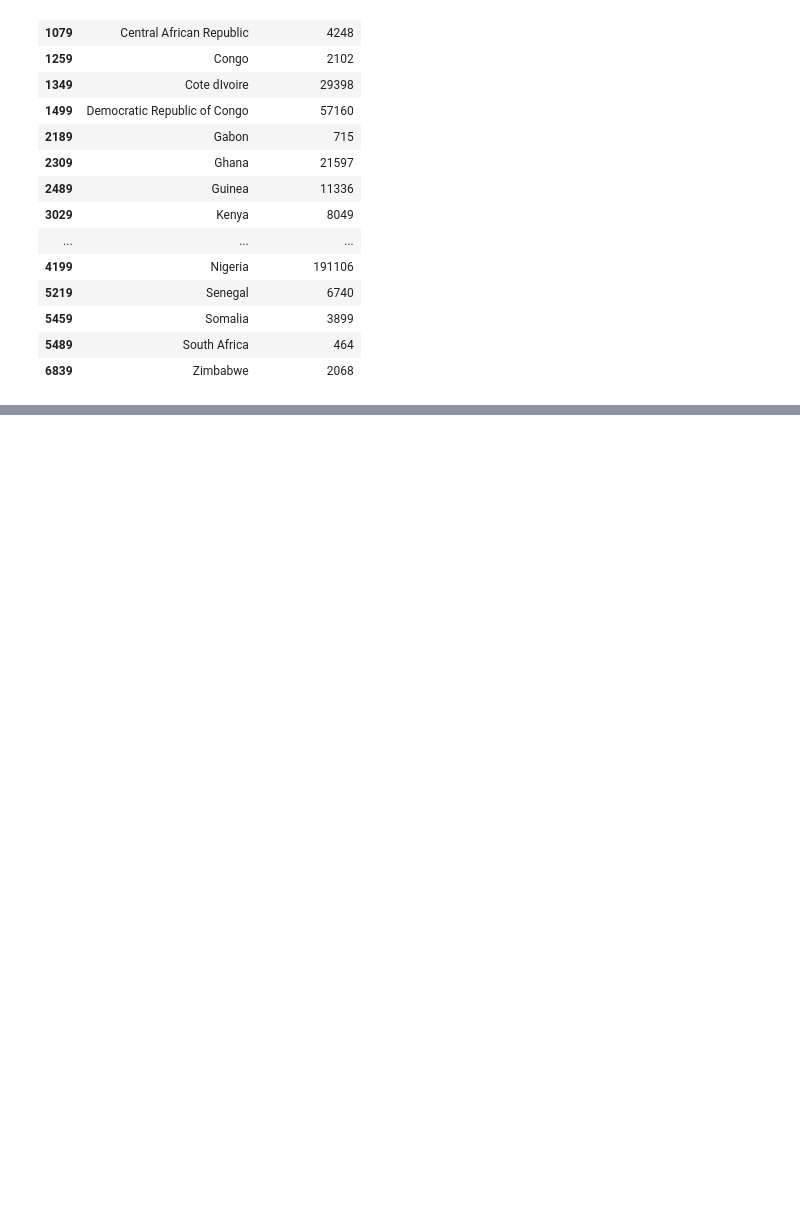
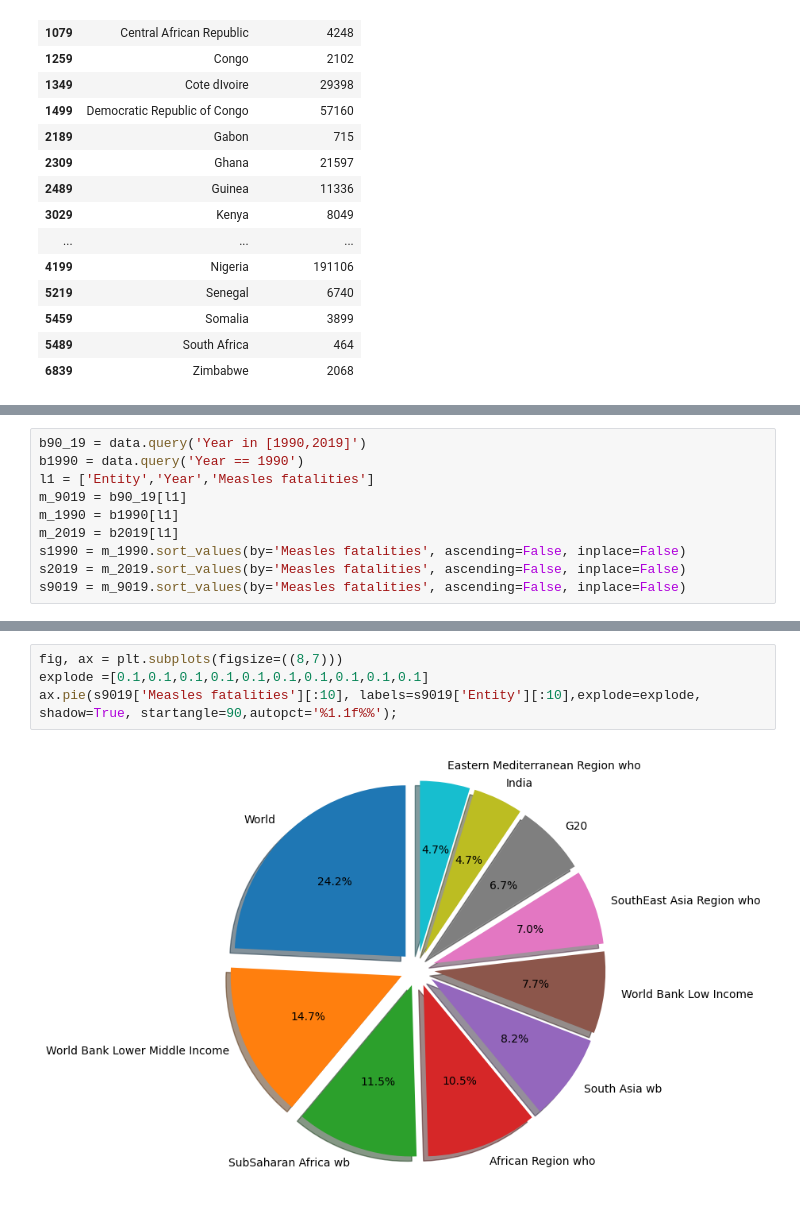
Before and after one commit to alegonzjur/ProyectoTFG, a Jupyter notebook: data/c_bio.ipynb, the cells around one changed output, grey strips where cells are left out. Cells and saved outputs as stored; diff of their text form; blank space fills up the shorter version.

```diff
--- a/data/c_bio.ipynb
+++ b/data/c_bio.ipynb
@@ -90,0 +114,10 @@ af[L]
+# %%
+b90_19 = data.query('Year in [1990,2019]')
+b1990 = data.query('Year == 1990')
+l1 = ['Entity','Year','Measles fatalities']
+m_9019 = b90_19[l1]
+m_1990 = b1990[l1]
+m_2019 = b2019[l1]
+s1990 = m_1990.sort_values(by='Measles fatalities', ascending=False, inplace=False)
+s2019 = m_2019.sort_values(by='Measles fatalities', ascending=False, inplace=False)
+s9019 = m_9019.sort_values(by='Measles fatalities', ascending=False, inplace=False)
@@ -90,0 +138,6 @@ af[L]
+# %%
+fig, ax = plt.subplots(figsize=((8,7)))
+explode =[0.1,0.1,0.1,0.1,0.1,0.1,0.1,0.1,0.1,0.1]
+ax.pie(s9019['Measles fatalities'][:10], labels=s9019['Entity'][:10],explode=explode, shadow=True, startangle=90,autopct='%1.1f%%');
+# %% [output]
+[figure, added]
```
Also changed, not shown: parts of 8 cells of this notebook.
